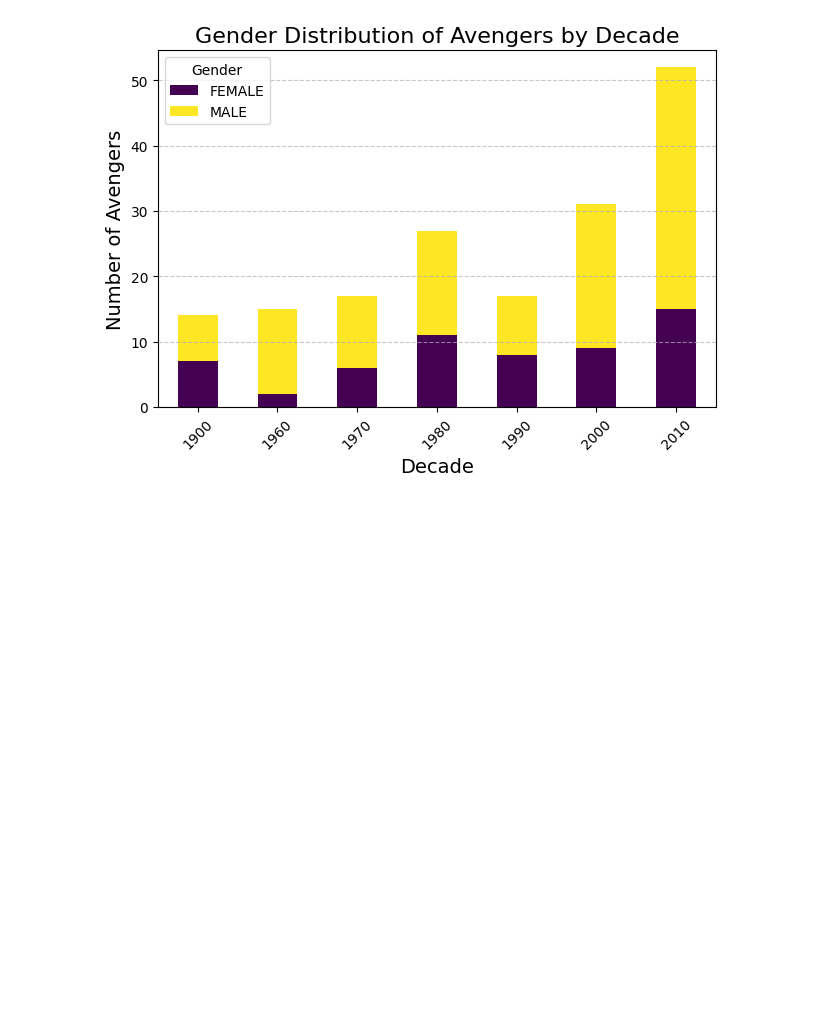
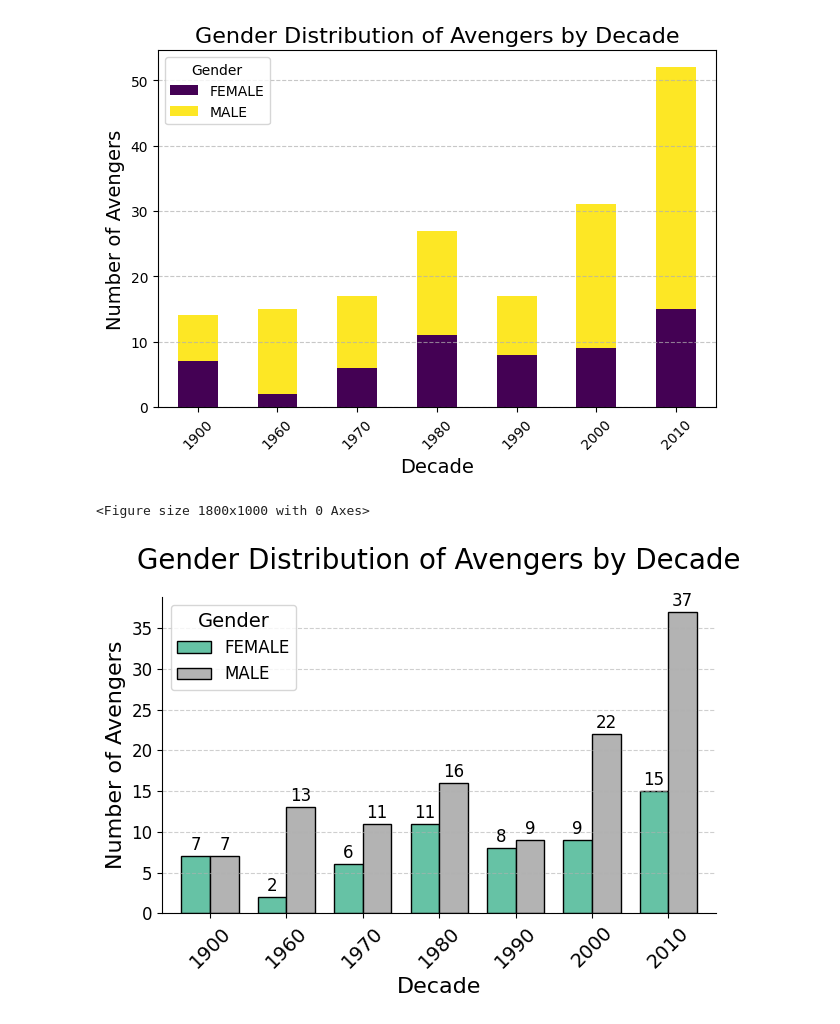
Before and after one commit to viktoruebelhart/avengers, a Jupyter notebook: avengers.ipynb, the cells around one changed output. Cells and saved outputs as stored; diff of their text form; code cells hidden in the pictures; blank space fills up the shorter version.

```diff
--- a/avengers.ipynb
+++ b/avengers.ipynb
@@ -424,3 +424,48 @@ plt.show()
 # %% [output]
 <Figure size 1200x700 with 0 Axes>
 [figure]
+# %%
+import matplotlib.pyplot as plt
+import seaborn as sns
+import pandas as pd
+
+# Step 1: Create a Decade column
+df['Decade'] = (df['Year'] // 10) * 10  # Rounds down the year to the nearest decade
+
+# Step 2: Group by Decade and Gender
+df_decade_gender = df.groupby(['Decade', 'Gender']).size().reset_index(name='Count')
+
+# Step 3: Pivot the data for plotting
+pivot_data = df_decade_gender.pivot(index='Decade', columns='Gender', values='Count').fillna(0)
+
+# Step 4: Plot the grouped bar chart
+plt.figure(figsize=(18, 10))
+ax = pivot_data.plot(kind='bar', colormap='Set2', width=0.75, edgecolor='black')
+
+# Customizations
+plt.title('Gender Distribution of Avengers by Decade', fontsize=20, pad=20)
+plt.xlabel('Decade', fontsize=16)
+plt.ylabel('Number of Avengers', fontsize=16)
+plt.xticks(rotation=45, fontsize=14)
+plt.yticks(fontsize=12)
+plt.legend(title='Gender', title_fontsize=14, fontsize=12, loc='upper left')
+
+# Grid and borders
+plt.grid(axis='y', linestyle='--', alpha=0.6)
+plt.gca().spines['top'].set_visible(False)
+plt.gca().spines['right'].set_visible(False)
+
+# Annotations (adding values on top of bars)
+for p in ax.patches:
+    ax.annotate(f'{int(p.get_height())}',
+                (p.get_x() + p.get_width() / 2., p.get_height()),
+                ha='center', va='center',
+                xytext=(0, 8),
+                textcoords='offset points',
+                fontsize=12, color='black')
+
+plt.tight_layout()
+plt.show()
+# %% [output]
+<Figure size 1800x1000 with 0 Axes>
+[figure, added]
```
